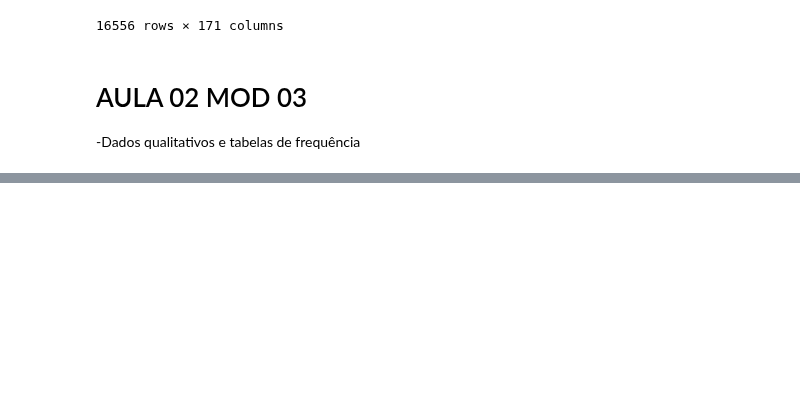
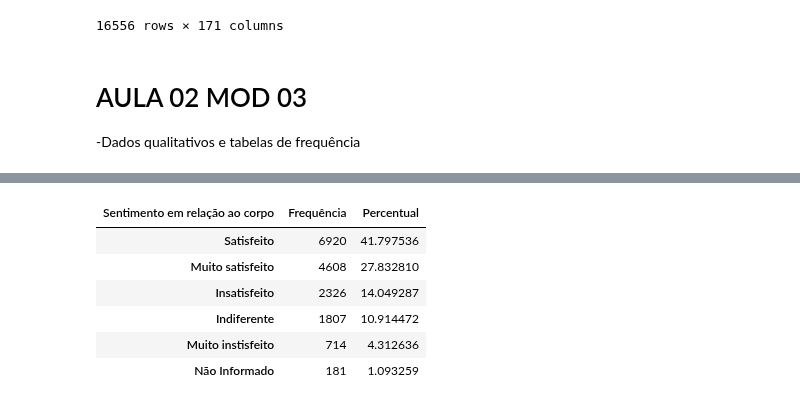
Before and after one commit to GuilhermeRuy97/BootcampDataScience, a Jupyter notebook: modulo_3_bootcamp_Data_Science.ipynb, the cells around one changed output, grey strips where cells are left out. Drawn from its saved outputs; the diff is of its cells as text; code cells hidden in the pictures; blank space fills up the shorter version.

```diff
--- a/modulo_3_bootcamp_Data_Science.ipynb
+++ b/modulo_3_bootcamp_Data_Science.ipynb
@@ -152,0 +172,6 @@ dados.select_dtypes(include="integer")
+# %%
+#Pergunta sobre o quão o adolescente se sente confortável em relação ao corpo
+#De 0 como muito instatisfeito a 5 como muito satisfeito
+
+frequencia = dados["VB11007"].value_counts()
+frequencia
@@ -152,0 +186,5 @@ dados.select_dtypes(include="integer")
+# %%
+#Transformando em porcentagem
+
+percentual = dados["VB11007"].value_counts(normalize = True) * 100
+percentual
@@ -152,0 +199,24 @@ dados.select_dtypes(include="integer")
+# %%
+#Criando um dataframe para unificar os dois dados
+
+respostas = {
+    1: "Muito satisfeito",
+    2: "Satisfeito",
+    3: "Indiferente",
+    4: "Insatisfeito",
+    5: "Muito instisfeito",
+    99: "Não Informado"
+}
+
+dist_freq = pd.DataFrame({"Frequência": frequencia, "Percentual": percentual})
+dist_freq.rename(index = respostas, inplace = True)  #renomeando o index para ser igual as respostas
+dist_freq.rename_axis("Sentimento em relação ao corpo", axis = 1, inplace = True)  #Trocar o nome do eixo
+dist_freq
+# %% [output]
+| Sentimento em relação ao corpo | Frequência | Percentual |
+| Satisfeito | 6920 | 41.797536 |
+| Muito satisfeito | 4608 | 27.832810 |
+| Insatisfeito | 2326 | 14.049287 |
+| Indiferente | 1807 | 10.914472 |
+| Muito instisfeito | 714 | 4.312636 |
+| Não Informado | 181 | 1.093259 |
```
Also changed, not shown: parts of 4 cells of this notebook.
